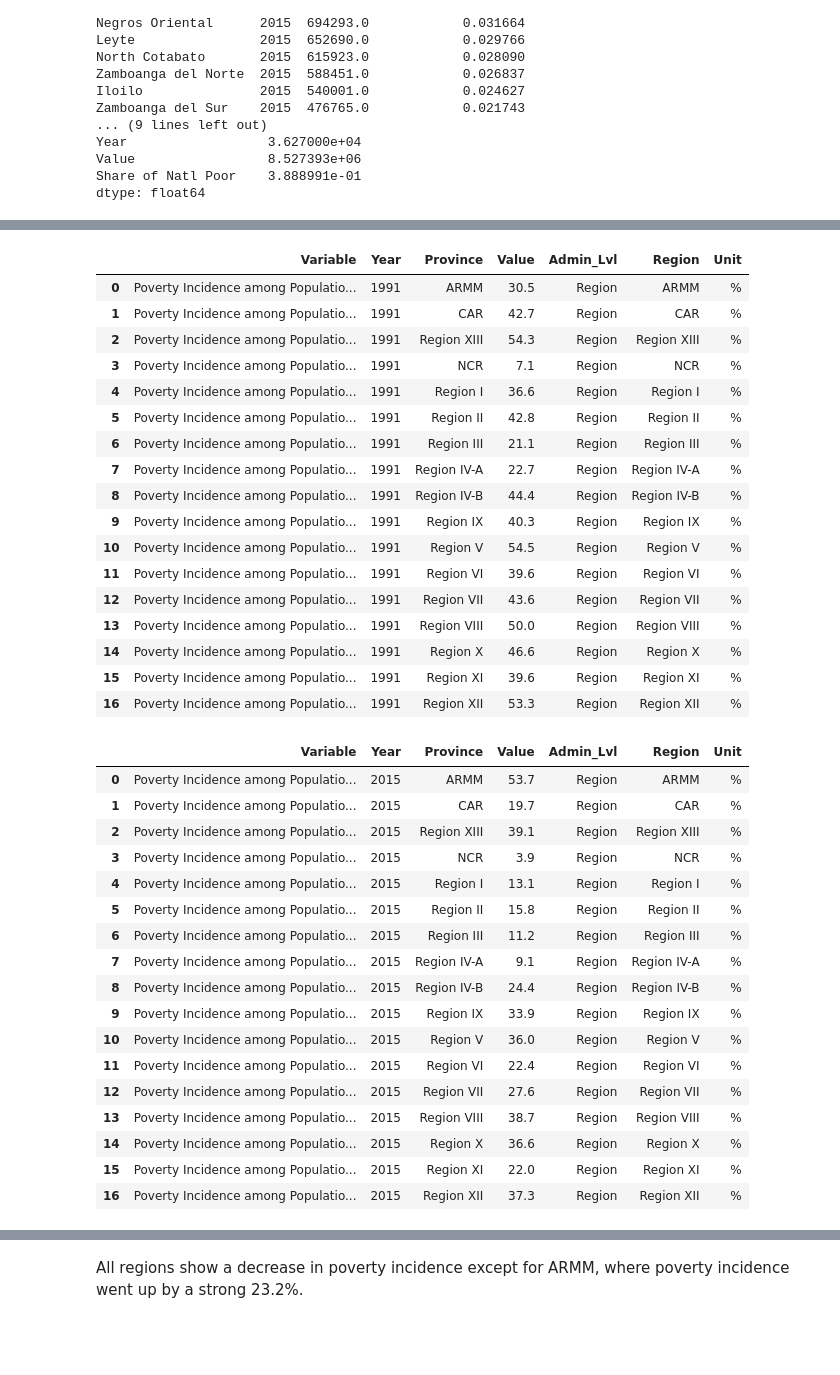
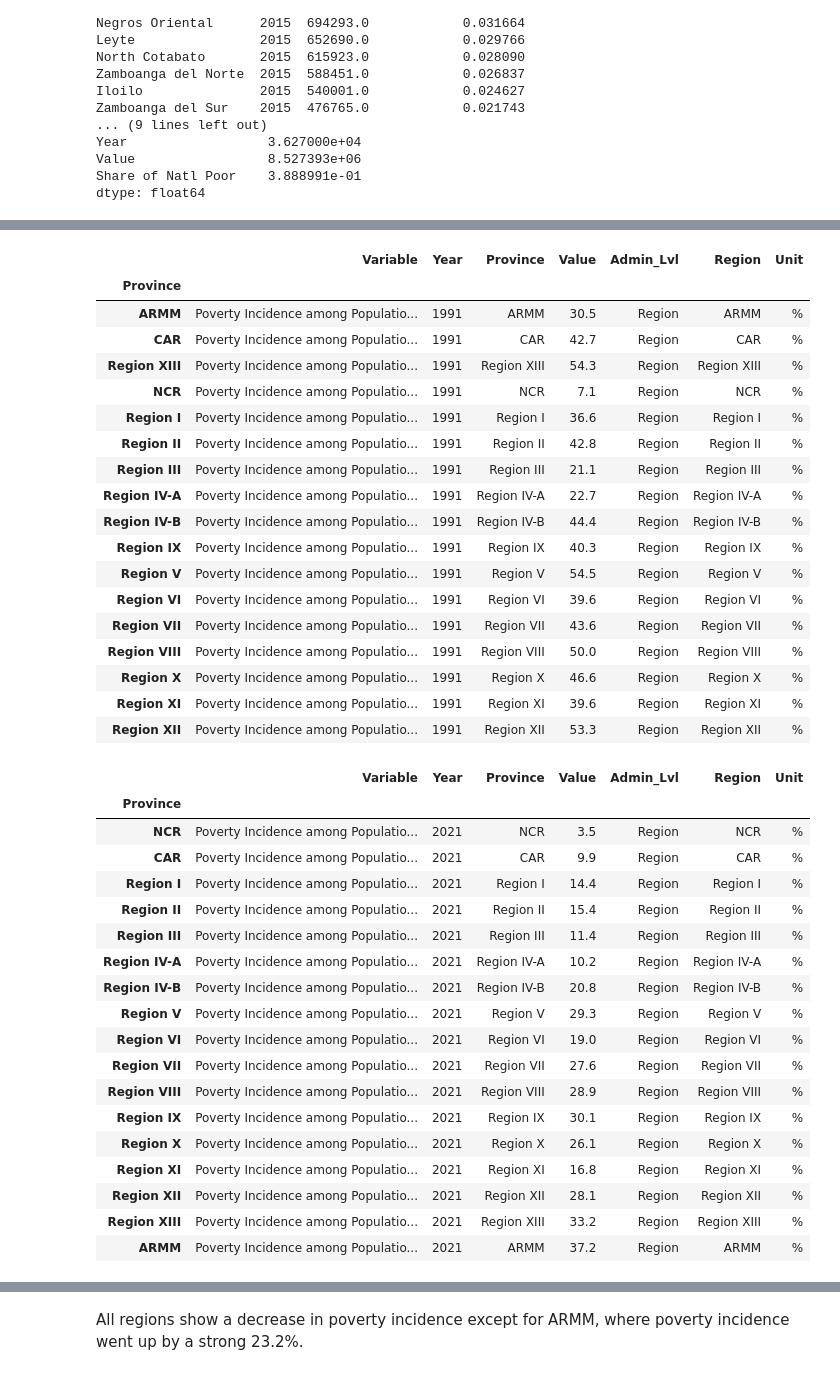
Before and after one commit to IrishMorales/ph-poverty-statistics, a Jupyter notebook: ph-poverty-statistics.ipynb, the cells around one changed output, grey strips where cells are left out. Drawn from its saved outputs; the diff is of its cells as text; code cells hidden in the pictures; blank space fills up the shorter version.

```diff
--- a/ph-poverty-statistics.ipynb
+++ b/ph-poverty-statistics.ipynb
@@ -1017,49 +1256,53 @@ dtype: float64
 It would also be helpful to visualize which provinces and regions had the most drastic changes in poverty incidence. This variable was computed as below.
 # %%
-# Query 1991 and 2015 data
-poverty_incidence_1991 = df.query('Year == 1991 and Variable == "Poverty Incidence among Population (%)" and Admin_Lvl == "Region"').reset_index(drop=True)
-poverty_incidence_2015 = df.query('Year == 2015 and Variable == "Poverty Incidence among Population (%)" and Admin_Lvl == "Region"').reset_index(drop=True)
+# Query 1991 and 2021 data
+poverty_incidence_1991 = df_until_2021.query('Year == 1991 and Variable == "Poverty Incidence among Population (%)" and Admin_Lvl == "Region"').reset_index(drop=True)
+poverty_incidence_2021 = df_until_2021.query('Year == 2021 and Variable == "Poverty Incidence among Population (%)" and Admin_Lvl == "Region"').reset_index(drop=True)
 # %%
+poverty_incidence_1991.index = poverty_incidence_1991['Province']
 poverty_incidence_1991
 # %% [output]
 |  | Variable | Year | Province | Value | Admin_Lvl | Region | Unit |
-| 0 | Poverty Incidence among Populatio... | 1991 | ARMM | 30.5 | Region | ARMM | % |
-| 1 | Poverty Incidence among Populatio... | 1991 | CAR | 42.7 | Region | CAR | % |
-| 2 | Poverty Incidence among Populatio... | 1991 | Region XIII | 54.3 | Region | Region XIII | % |
-| 3 | Poverty Incidence among Populatio... | 1991 | NCR | 7.1 | Region | NCR | % |
-| 4 | Poverty Incidence among Populatio... | 1991 | Region I | 36.6 | Region | Region I | % |
-| 5 | Poverty Incidence among Populatio... | 1991 | Region II | 42.8 | Region | Region II | % |
-| 6 | Poverty Incidence among Populatio... | 1991 | Region III | 21.1 | Region | Region III | % |
-| 7 | Poverty Incidence among Populatio... | 1991 | Region IV-A | 22.7 | Region | Region IV-A | % |
-| 8 | Poverty Incidence among Populatio... | 1991 | Region IV-B | 44.4 | Region | Region IV-B | % |
-| 9 | Poverty Incidence among Populatio... | 1991 | Region IX | 40.3 | Region | Region IX | % |
-| 10 | Poverty Incidence among Populatio... | 1991 | Region V | 54.5 | Region | Region V | % |
-| 11 | Poverty Incidence among Populatio... | 1991 | Region VI | 39.6 | Region | Region VI | % |
-| 12 | Poverty Incidence among Populatio... | 1991 | Region VII | 43.6 | Region | Region VII | % |
-| 13 | Poverty Incidence among Populatio... | 1991 | Region VIII | 50.0 | Region | Region VIII | % |
-| 14 | Poverty Incidence among Populatio... | 1991 | Region X | 46.6 | Region | Region X | % |
-| 15 | Poverty Incidence among Populatio... | 1991 | Region XI | 39.6 | Region | Region XI | % |
-| 16 | Poverty Incidence among Populatio... | 1991 | Region XII | 53.3 | Region | Region XII | % |
+| Province |  |  |  |  |  |  |  |
+| ARMM | Poverty Incidence among Populatio... | 1991 | ARMM | 30.5 | Region | ARMM | % |
+| CAR | Poverty Incidence among Populatio... | 1991 | CAR | 42.7 | Region | CAR | % |
+| Region XIII | Poverty Incidence among Populatio... | 1991 | Region XIII | 54.3 | Region | Region XIII | % |
+| NCR | Poverty Incidence among Populatio... | 1991 | NCR | 7.1 | Region | NCR | % |
+| Region I | Poverty Incidence among Populatio... | 1991 | Region I | 36.6 | Region | Region I | % |
+| Region II | Poverty Incidence among Populatio... | 1991 | Region II | 42.8 | Region | Region II | % |
+| Region III | Poverty Incidence among Populatio... | 1991 | Region III | 21.1 | Region | Region III | % |
+| Region IV-A | Poverty Incidence among Populatio... | 1991 | Region IV-A | 22.7 | Region | Region IV-A | % |
+| Region IV-B | Poverty Incidence among Populatio... | 1991 | Region IV-B | 44.4 | Region | Region IV-B | % |
+| Region IX | Poverty Incidence among Populatio... | 1991 | Region IX | 40.3 | Region | Region IX | % |
+| Region V | Poverty Incidence among Populatio... | 1991 | Region V | 54.5 | Region | Region V | % |
+| Region VI | Poverty Incidence among Populatio... | 1991 | Region VI | 39.6 | Region | Region VI | % |
+| Region VII | Poverty Incidence among Populatio... | 1991 | Region VII | 43.6 | Region | Region VII | % |
+| Region VIII | Poverty Incidence among Populatio... | 1991 | Region VIII | 50.0 | Region | Region VIII | % |
+| Region X | Poverty Incidence among Populatio... | 1991 | Region X | 46.6 | Region | Region X | % |
+| Region XI | Poverty Incidence among Populatio... | 1991 | Region XI | 39.6 | Region | Region XI | % |
+| Region XII | Poverty Incidence among Populatio... | 1991 | Region XII | 53.3 | Region | Region XII | % |
 # %%
-poverty_incidence_2015
+poverty_incidence_2021.index = poverty_incidence_2021['Province']
+poverty_incidence_2021
 # %% [output]
 |  | Variable | Year | Province | Value | Admin_Lvl | Region | Unit |
-| 0 | Poverty Incidence among Populatio... | 2015 | ARMM | 53.7 | Region | ARMM | % |
-| 1 | Poverty Incidence among Populatio... | 2015 | CAR | 19.7 | Region | CAR | % |
-| 2 | Poverty Incidence among Populatio... | 2015 | Region XIII | 39.1 | Region | Region XIII | % |
-| 3 | Poverty Incidence among Populatio... | 2015 | NCR | 3.9 | Region | NCR | % |
-| 4 | Poverty Incidence among Populatio... | 2015 | Region I | 13.1 | Region | Region I | % |
-| 5 | Poverty Incidence among Populatio... | 2015 | Region II | 15.8 | Region | Region II | % |
-| 6 | Poverty Incidence among Populatio... | 2015 | Region III | 11.2 | Region | Region III | % |
-| 7 | Poverty Incidence among Populatio... | 2015 | Region IV-A | 9.1 | Region | Region IV-A | % |
-| 8 | Poverty Incidence among Populatio... | 2015 | Region IV-B | 24.4 | Region | Region IV-B | % |
-| 9 | Poverty Incidence among Populatio... | 2015 | Region IX | 33.9 | Region | Region IX | % |
-| 10 | Poverty Incidence among Populatio... | 2015 | Region V | 36.0 | Region | Region V | % |
-| 11 | Poverty Incidence among Populatio... | 2015 | Region VI | 22.4 | Region | Region VI | % |
-| 12 | Poverty Incidence among Populatio... | 2015 | Region VII | 27.6 | Region | Region VII | % |
-| 13 | Poverty Incidence among Populatio... | 2015 | Region VIII | 38.7 | Region | Region VIII | % |
-| 14 | Poverty Incidence among Populatio... | 2015 | Region X | 36.6 | Region | Region X | % |
-| 15 | Poverty Incidence among Populatio... | 2015 | Region XI | 22.0 | Region | Region XI | % |
-| 16 | Poverty Incidence among Populatio... | 2015 | Region XII | 37.3 | Region | Region XII | % |
+| Province |  |  |  |  |  |  |  |
+| NCR | Poverty Incidence among Populatio... | 2021 | NCR | 3.5 | Region | NCR | % |
+| CAR | Poverty Incidence among Populatio... | 2021 | CAR | 9.9 | Region | CAR | % |
+| Region I | Poverty Incidence among Populatio... | 2021 | Region I | 14.4 | Region | Region I | % |
+| Region II | Poverty Incidence among Populatio... | 2021 | Region II | 15.4 | Region | Region II | % |
+| Region III | Poverty Incidence among Populatio... | 2021 | Region III | 11.4 | Region | Region III | % |
+| Region IV-A | Poverty Incidence among Populatio... | 2021 | Region IV-A | 10.2 | Region | Region IV-A | % |
+| Region IV-B | Poverty Incidence among Populatio... | 2021 | Region IV-B | 20.8 | Region | Region IV-B | % |
+| Region V | Poverty Incidence among Populatio... | 2021 | Region V | 29.3 | Region | Region V | % |
+| Region VI | Poverty Incidence among Populatio... | 2021 | Region VI | 19.0 | Region | Region VI | % |
+| Region VII | Poverty Incidence among Populatio... | 2021 | Region VII | 27.6 | Region | Region VII | % |
+| Region VIII | Poverty Incidence among Populatio... | 2021 | Region VIII | 28.9 | Region | Region VIII | % |
+| Region IX | Poverty Incidence among Populatio... | 2021 | Region IX | 30.1 | Region | Region IX | % |
+| Region X | Poverty Incidence among Populatio... | 2021 | Region X | 26.1 | Region | Region X | % |
+| Region XI | Poverty Incidence among Populatio... | 2021 | Region XI | 16.8 | Region | Region XI | % |
+| Region XII | Poverty Incidence among Populatio... | 2021 | Region XII | 28.1 | Region | Region XII | % |
+| Region XIII | Poverty Incidence among Populatio... | 2021 | Region XIII | 33.2 | Region | Region XIII | % |
+| ARMM | Poverty Incidence among Populatio... | 2021 | ARMM | 37.2 | Region | ARMM | % |
 # %%
 # Compute poverty incidence change
```
Also changed, not shown: parts of 58 cells of this notebook, 4 other files.
